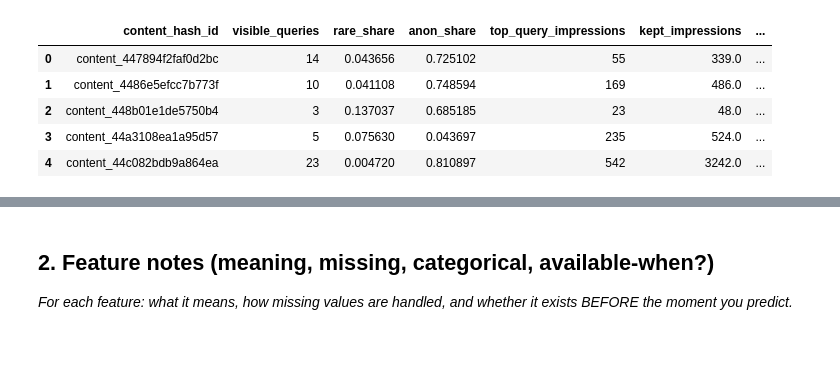
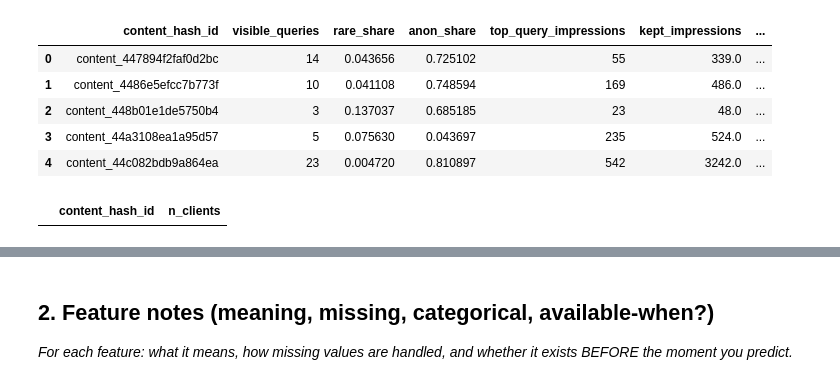
Before and after one commit to ma5029blp-wq/ML-flyrank-internship, a Jupyter notebook: work/notebooks/w03_feature_leakage_check.ipynb, the cells around one changed output, grey strips where cells are left out. Saved outputs shown, nothing was run; the diff lists cells and outputs as text; code cells hidden in the pictures; blank space fills up the shorter version.

```diff
--- a/work/notebooks/w03_feature_leakage_check.ipynb
+++ b/work/notebooks/w03_feature_leakage_check.ipynb
@@ -133,6 +133,15 @@ qsignals.head()
 | 2 | content_448b01e1de5750b4 | 3 | 0.137037 | 0.685185 | 23 | 48.0 | ... |
 | 3 | content_44a3108ea1a95d57 | 5 | 0.075630 | 0.043697 | 235 | 524.0 | ... |
 | 4 | content_44c082bdb9a864ea | 23 | 0.004720 | 0.810897 | 542 | 3242.0 | ... |
+# %%
+con.sql(f"""
+SELECT content_hash_id, COUNT(DISTINCT client_hash_id) AS n_clients
+FROM {TABLES['fact_query_90d']}
+GROUP BY content_hash_id
+HAVING n_clients > 1
+""").df()
+# %% [output]
+|  | content_hash_id | n_clients |
 # %%
 data = features.merge(
     qsignals,
```
Also changed, not shown: parts of 9 cells of this notebook.
